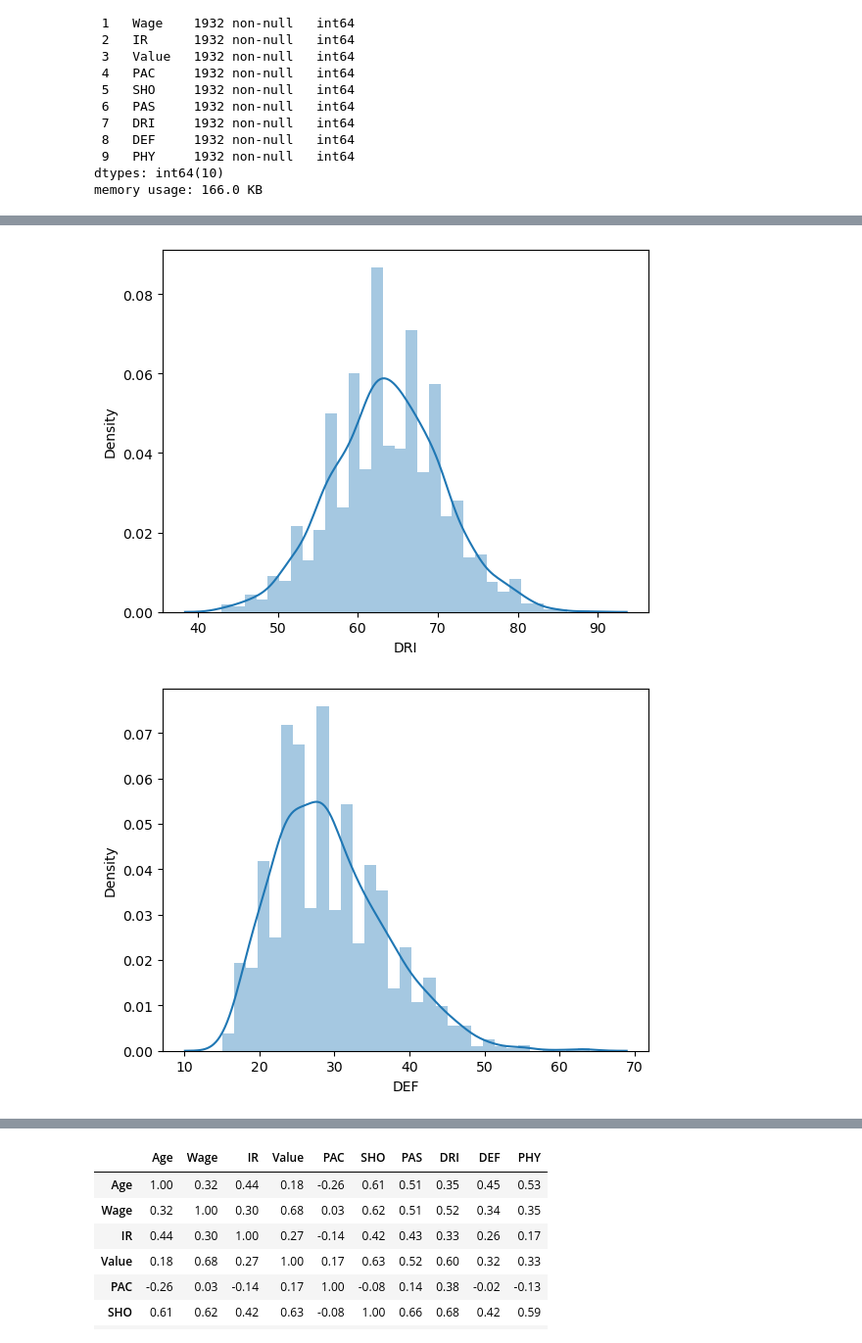
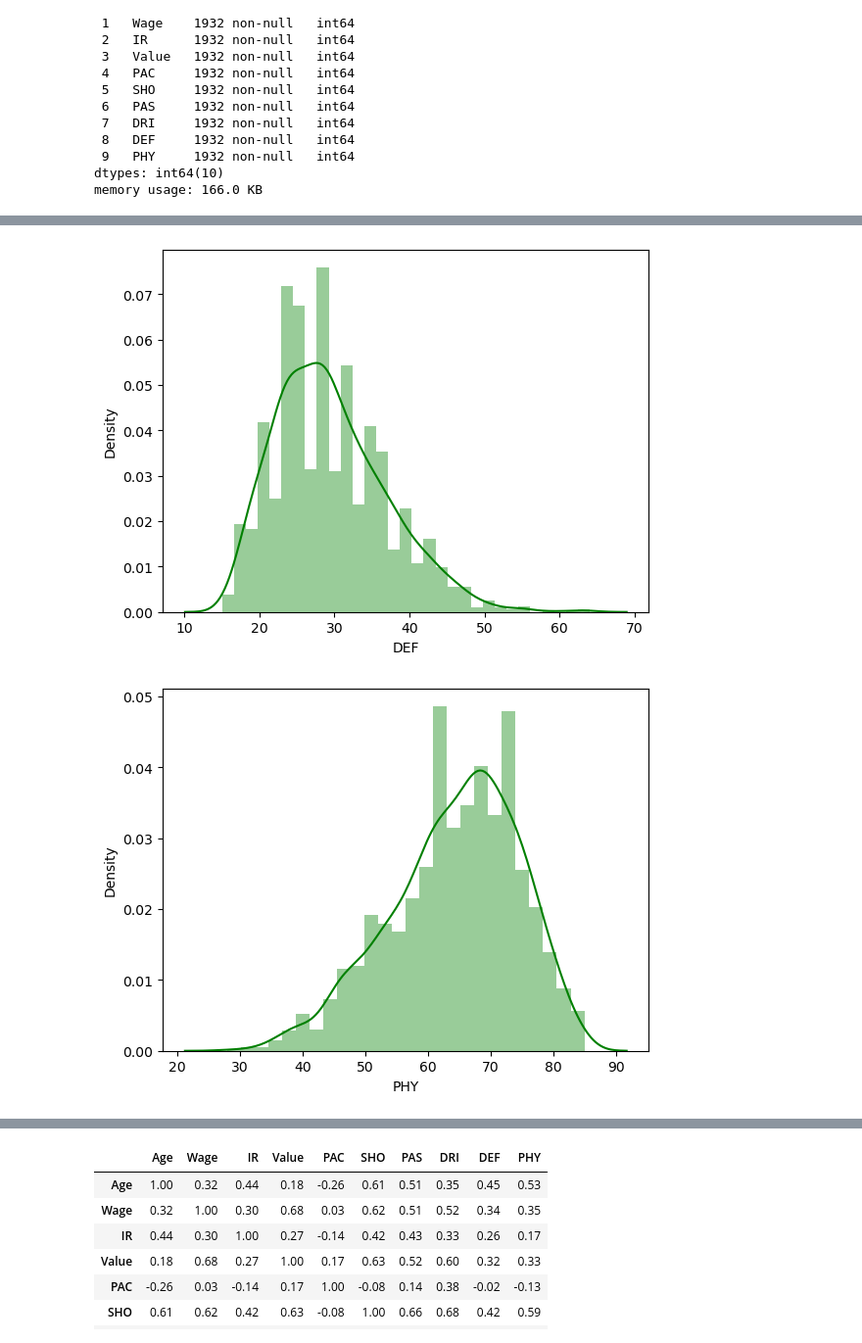
Before and after one commit to ieumann/data_mid_bootcamp_project_FIFA_MoneyBall, a Jupyter notebook: FIFA21_analysis-and-documentation.ipynb, the cells around one changed output, grey strips where cells are left out. Shown: that part at 98% size. Cells and saved outputs as stored; diff of their text form; code cells hidden in the pictures.

```diff
--- a/FIFA21_analysis-and-documentation.ipynb
+++ b/FIFA21_analysis-and-documentation.ipynb
@@ -317,7 +316,7 @@ dtypes: int64(10)
 memory usage: 166.0 KB
 # %%
 for column in num.columns:
-    sns.distplot(num[column])
+    sns.distplot(num[column],color='green')
     plt.show()
     # I keep the values as they are now since the distribution looks rather normal, and only slightly skewed.
     # Maybe after running it once I apply a transformation.
@@ -332,2 +331,2 @@ for column in num.columns:
-[figure, old version]
+[figure, new version]
-[figure, old version]
+[figure, new version]
```
Also changed, not shown: parts of 14 cells of this notebook.
